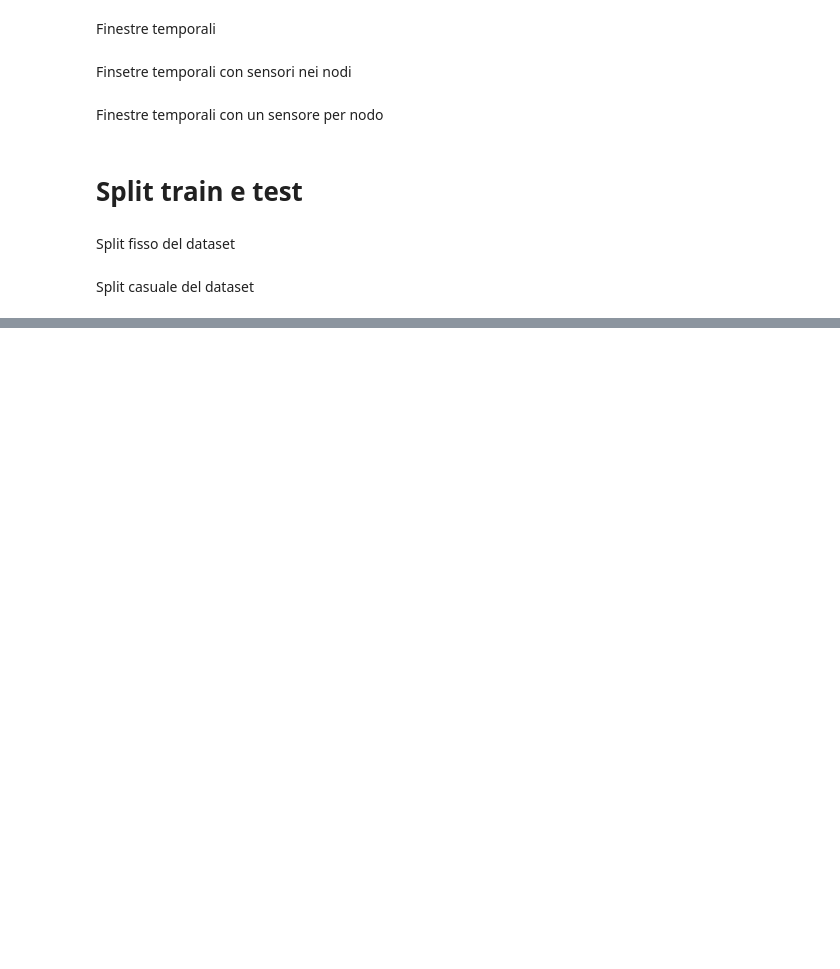
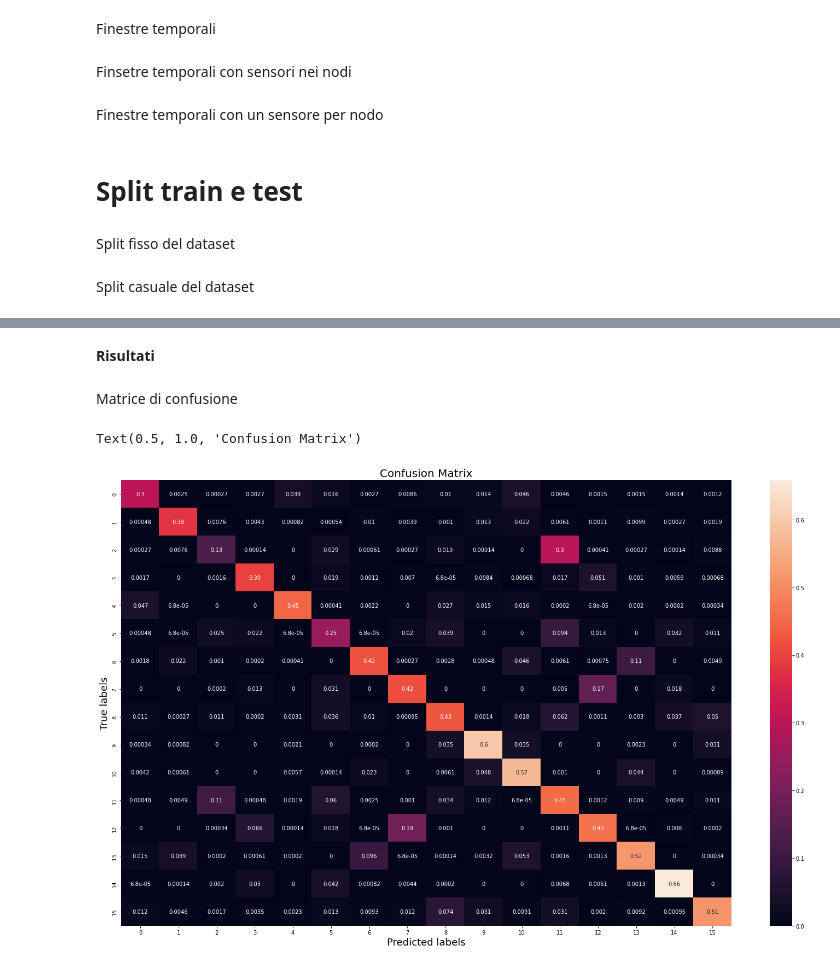
Before and after one commit to martinasalis/ActivityRecognitionGNN, a Jupyter notebook: main.ipynb, the cells around one changed output, grey strips where cells are left out. Saved outputs shown, nothing was run; the diff lists cells and outputs as text; code cells hidden in the pictures; blank space fills up the shorter version.

Commit message:
Added confusion matrix and extend node's features

```diff
--- a/main.ipynb
+++ b/main.ipynb
@@ -880,6 +895,7 @@ sensors = pd.read_csv('drive/MyDrive/CASAS400/sensors.csv')
 events = pd.read_csv('drive/MyDrive/CASAS400/events.csv')
 tasks = pd.read_csv('drive/MyDrive/CASAS400/tasks.csv')
 activities = pd.read_csv('drive/MyDrive/CASAS400/activities.csv')
+sensor_locations = pd.read_csv('drive/MyDrive/CASAS400/sensor_locations.csv')
 
 patients = pd.read_csv('drive/MyDrive/CASAS400/activities.csv')['patient'].unique()
 desc_dict = coder_type_sensors(sensors['description'].unique())
@@ -896,7 +912,7 @@ for i in range(0, len(patients)):
     label = np.array([act - 1])
 
     # Crea i dataframe con le features degli edges e dei nodi
-    edge, node, num_edge = activity_graph(tasks, events, sensors, desc_dict, activities, str(patients[i]), str(act))
+    edge, node, num_edge = activity_graph(tasks, events, sensors, sensor_locations, desc_dict, activities, str(patients[i]), str(act))
 
     if len(node) > 0:
       atr_node = np.zeros([len(node), len(node.iloc[0]['features'])])
@@ -1064,6 +1080,9 @@ display(Javascript('''google.colab.output.setIframeHeight(0, true, {maxHeight: 3
 model = GCN(hidden_channels=64)
 optimizer = torch.optim.Adam(model.parameters(), lr=0.01)
 criterion = torch.nn.CrossEntropyLoss()
+
+y_pred = []
+y_true = []
 
 def train():
     model.train()
@@ -1075,21 +1094,26 @@ def train():
          optimizer.step()  # Update parameters based on gradients.
          optimizer.zero_grad()  # Clear gradients.
 
-def test(loader):
+def test(loader, test_flag):
      model.eval()
 
      correct = 0
      for data in loader:  # Iterate in batches over the training/test dataset.
          out = model(data.x, data.edge_index, data.batch)
          pred = out.argmax(dim=1)  # Use the class with highest probability.
+
+         if test_flag:
+          y_pred.extend(pred)
+          y_true.extend(data.y)
+
          correct += int((pred == data.y).sum())  # Check against ground-truth labels.
      return correct / len(loader.dataset)  # Derive ratio of correct predictions.
 
 
 for epoch in range(1, 171):
     train()
-    train_acc = test(train_loader)
-    test_acc = test(test_loader)
+    train_acc = test(train_loader, False)
+    test_acc = test(test_loader, True)
     print(f'Epoch: {epoch:03d}, Train Acc: {train_acc:.4f}, Test Acc: {test_acc:.4f}')
 # %% [output]
 [interactive output not drawn]
@@ -1112,0 +1137,24 @@ Epoch: 170, Train Acc: 0.4590, Test Acc: 0.4167
+# %% [markdown]
+**Risultati**
+# %% [markdown]
+Matrice di confusione
+# %%
+# constant for classes
+classes = tuple()
+
+for label in dim_label.iterrows():
+  classes += (label[0],)
+
+# Build confusion matrix
+cf_matrix = confusion_matrix(y_true, y_pred)
+df_cm = pd.DataFrame(cf_matrix/np.sum(cf_matrix) *10, index = [i for i in classes],
+                     columns = [i for i in classes])
+plt.figure(figsize = (25,15))
+ax = plt.subplot()
+sn.heatmap(df_cm, annot=True, ax=ax)
+ax.set_xlabel('Predicted labels', fontsize=18)
+ax.set_ylabel('True labels', fontsize=18)
+ax.set_title('Confusion Matrix', fontsize=20)
+# %% [output]
+Text(0.5, 1.0, 'Confusion Matrix')
+[figure, added]
```
Also changed, not shown: parts of 6 cells of this notebook.
